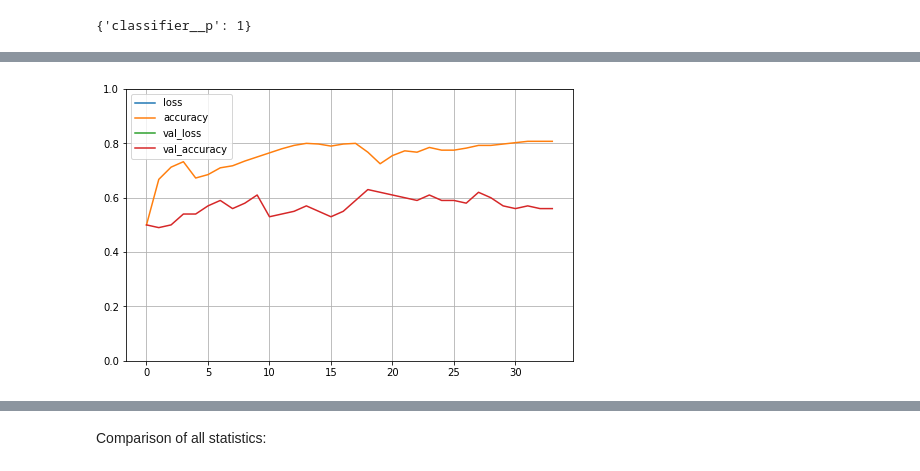
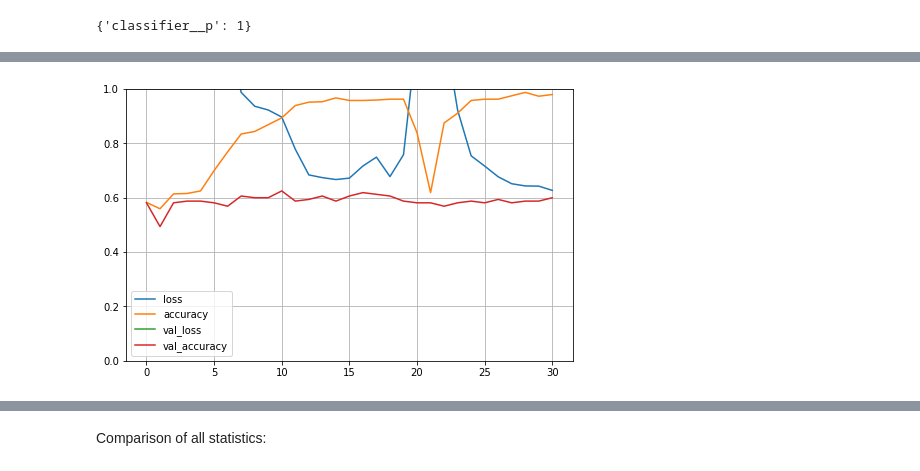
Before and after one commit to Konrados232/steam-predicter, a Jupyter notebook: predict.ipynb, the cells around one changed output, grey strips where cells are left out. Drawn from its saved outputs; the diff is of its cells as text; code cells hidden in the pictures.

```diff
--- a/predict.ipynb
+++ b/predict.ipynb
@@ -356,7 +339,7 @@ pipe = Pipeline([
 
 param_grid = {
             'classifier__n_estimators' : [1, 3, 5, 8, 40, 50],
-            'classifier__max_leaf_nodes' : [2, 4, 8, 16, 32, 64],
+            'classifier__max_leaf_nodes' : [2, 4, 8, 16, 32, 64]
 }
 
 # 3600, {'classifier__max_leaf_nodes': 64, 'classifier__n_estimators': 8}, acc=0.609
@@ -377,7 +360,7 @@ pipe = Pipeline([
 
 param_grid = {
             'classifier__n_estimators' : [1, 3, 5, 8, 40, 50],
-            'classifier__max_leaf_nodes' : [2, 4, 8, 16, 32, 64],
+            'classifier__max_leaf_nodes' : [2, 4, 8, 16, 32, 64, 128],
 }
 
 # 12_000, {'classifier__max_leaf_nodes': 32, 'classifier__n_estimators': 50}, acc=0.580
@@ -457,8 +440,8 @@ pipe = Pipeline([
     ('classifier', AdaBoostClassifier())])
 
 param_grid = {
-            'classifier__n_estimators' : [600, 700],
-            'classifier__learning_rate' : [0.7, 1, 1.5],
+            'classifier__n_estimators' : [500],#, 600],#, 700],
+            'classifier__learning_rate' : [0.6]#, 0.7]#, 1, 1.5],
 }
 # param_grid = {
 #             'classifier__n_estimators' : [5, 10, 50, 100, 500, 600, 700],
@@ -542,0 +468,20 @@ Epoch 00034: early stopping
+# %%
+backend.clear_session()
+
+history = History()
+model_1 = Sequential()
+
+model_1.add(Dense(1000,activation="elu",input_shape=(X_train_scaled.shape[1],)))
+model_1.add(Dropout(0.2))
+model_1.add(Dense(250, activation="sigmoid"))
+model_1.add(Dropout(0.2))
+model_1.add(Dense(50, activation="elu"))
+model_1.add(Dense(1, activation="relu"))
+
+model_1.summary()
+
+# model_1.compile(loss="binary_crossentropy", optimizer="Adam", metrics=["accuracy"])
+model_1.compile(loss="poisson", optimizer="Adam", metrics=["accuracy"])
+
+early_stopping = EarlyStopping(monitor='val_loss', patience=20, mode='min', verbose=1)
+history = model_1.fit(X_train_scaled, y_train, validation_data= (X_test_scaled, y_test), batch_size=32, epochs=200, callbacks=[early_stopping])
@@ -543,7 +506,12 @@ Epoch 00034: early stopping
 # %%
 pd.DataFrame(history.history).plot(figsize=(8, 5))
 plt.grid(True)
 plt.gca().set_ylim(0, 1)
 plt.show()
+
+test_eval = model_1.evaluate(X_test_scaled,y_test)
+test_eval
+
+deep_models.append(("Neural Network 1", model_1))
 # %% [output]
-[figure, old version]
+[figure, new version]
```
Also changed, not shown: parts of 44 cells of this notebook.
